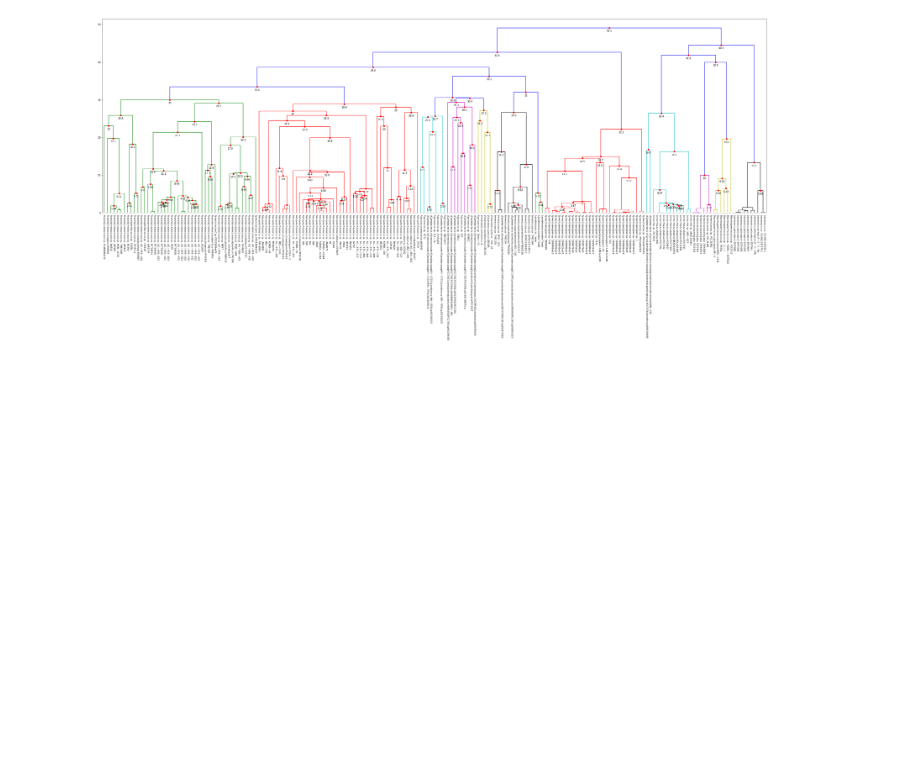
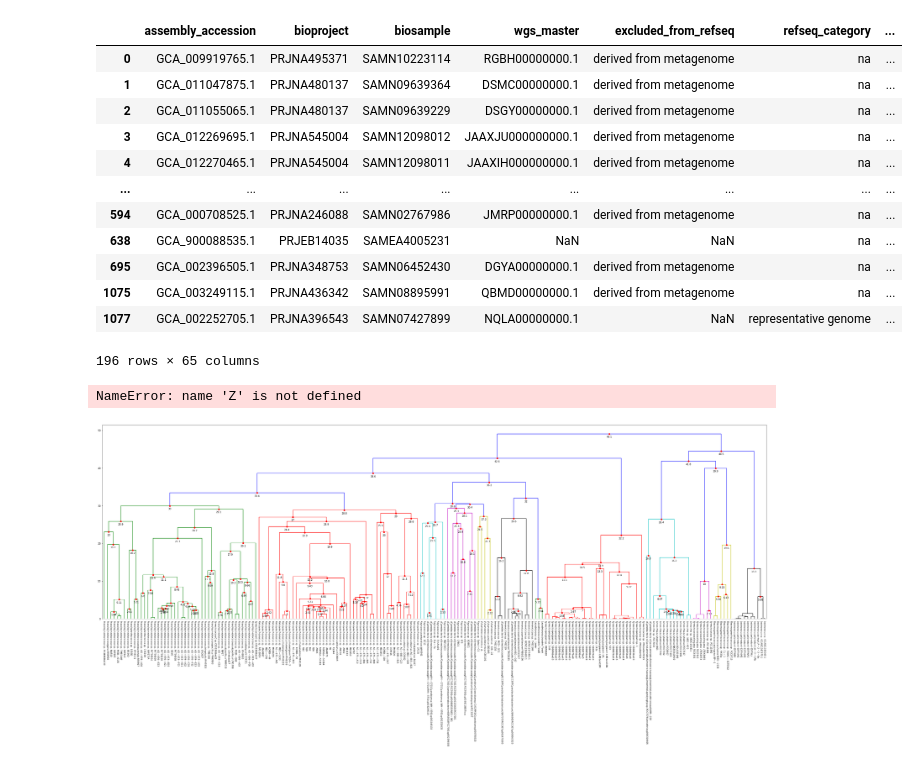
Before and after one commit to vinisalazar/SynechococcusGT, a Jupyter notebook: code/aai_dendrogram.ipynb, the cells around one changed output. Saved outputs shown, nothing was run; the diff lists cells and outputs as text; code cells hidden in the pictures; blank space fills up the shorter version.

```diff
--- a/code/aai_dendrogram.ipynb
+++ b/code/aai_dendrogram.ipynb
@@ -93,3 +93,19 @@ plot_hclust(Z, columns, figsize=(50,15))
+# %%
+metadata[(metadata['is_synecho']) & (metadata['quality_filter']) & (metadata['no_genus'] > 0)]
+# %% [output]
+|  | assembly_accession | bioproject | biosample | wgs_master | excluded_from_refseq | refseq_category | ... |
+| 0 | GCA_009919765.1 | PRJNA495371 | SAMN10223114 | RGBH00000000.1 | derived from metagenome | na | ... |
+| 1 | GCA_011047875.1 | PRJNA480137 | SAMN09639364 | DSMC00000000.1 | derived from metagenome | na | ... |
+| 2 | GCA_011055065.1 | PRJNA480137 | SAMN09639229 | DSGY00000000.1 | derived from metagenome | na | ... |
+| 3 | GCA_012269695.1 | PRJNA545004 | SAMN12098012 | JAAXJU000000000.1 | derived from metagenome | na | ... |
+| 4 | GCA_012270465.1 | PRJNA545004 | SAMN12098011 | JAAXIH000000000.1 | derived from metagenome | na | ... |
+| ... | ... | ... | ... | ... | ... | ... | ... |
+| 594 | GCA_000708525.1 | PRJNA246088 | SAMN02767986 | JMRP00000000.1 | derived from metagenome | na | ... |
+| 638 | GCA_900088535.1 | PRJEB14035 | SAMEA4005231 | NaN | NaN | na | ... |
+| 695 | GCA_002396505.1 | PRJNA348753 | SAMN06452430 | DGYA00000000.1 | derived from metagenome | na | ... |
+| 1075 | GCA_003249115.1 | PRJNA436342 | SAMN08895991 | QBMD00000000.1 | derived from metagenome | na | ... |
+| 1077 | GCA_002252705.1 | PRJNA396543 | SAMN07427899 | NQLA00000000.1 | NaN | representative genome | ... |
+196 rows × 65 columns
 # %%
 def parse_label(row):
 
@@ -114,3 +130,7 @@ plot_hclust(Z, columns, figsize=(50,15), save="../data/plots/final/Figure_2_AAI.
+# %%
+Z
+# %% [output]
+NameError: name 'Z' is not defined
 # %%
 Z, columns = hclust("../data/comparem/output/aai/aai_summary.tsv",
                     metadata=metadata[(metadata['is_synecho']) |
```
Also changed, not shown: parts of 2 cells of this notebook, 2 other files.
